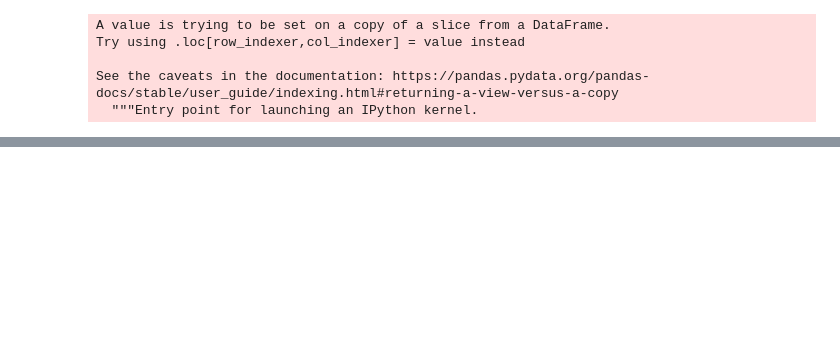
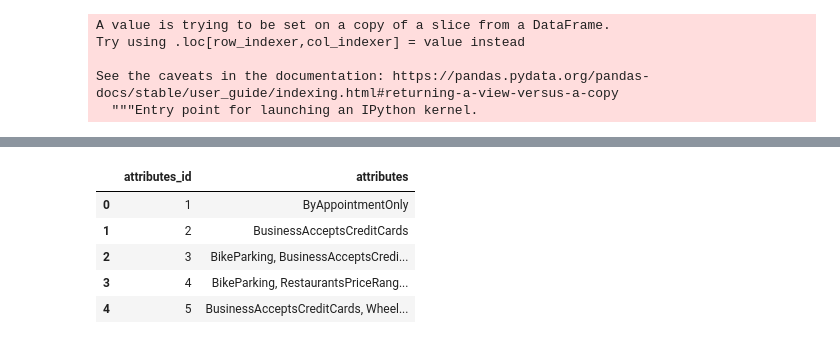
Before and after one commit to JCSR2022/Proyecto-Final-YELP, a Jupyter notebook: Erick/data_cleaning.ipynb, the cells around one changed output, grey strips where cells are left out. Drawn from its saved outputs; the diff is of its cells as text; code cells hidden in the pictures; blank space fills up the shorter version.

```diff
--- a/Erick/data_cleaning.ipynb
+++ b/Erick/data_cleaning.ipynb
@@ -193,0 +190,2 @@ df_business['attributes'] = df_business['attributes'].apply(lambda x: attr_to_li
+# %%
+df_business['hours'] = df_business['hours'].astype('str')
@@ -193,0 +198,9 @@ df_business['attributes'] = df_business['attributes'].apply(lambda x: attr_to_li
+# %%
+df3=pd.merge(df_business,df_hours, left_on='hours', right_on='aux', how='left')
+df3.drop(['hours','aux','Monday','Tuesday','Wednesday','Thursday','Friday','Saturday','Sunday'], axis=1, inplace=True)
+df_business['hours_id'] = df3['hours_id']
+# %%
+df_business.drop(['hours'], axis=1, inplace=True)
+# %%
+df_business['attributes'] = df_business['attributes'].astype('str')
+df_business.dtypes
@@ -193,0 +224,13 @@ df_business['attributes'] = df_business['attributes'].apply(lambda x: attr_to_li
+# %%
+df_attributes = pd.DataFrame()
+df_attributes['attributes'] = df_business['attributes']
+df_attributes = df_attributes.drop_duplicates()
+df_attributes.insert(loc = 0, column = 'attributes_id', value = list(range(1, len(df_attributes)+1, 1)))
+df_attributes.head()
+# %% [output]
+|  | attributes_id | attributes |
+| 0 | 1 | ByAppointmentOnly |
+| 1 | 2 | BusinessAcceptsCreditCards |
+| 2 | 3 | BikeParking, BusinessAcceptsCredi... |
+| 3 | 4 | BikeParking, RestaurantsPriceRang... |
+| 4 | 5 | BusinessAcceptsCreditCards, Wheel... |
```
Also changed, not shown: parts of 35 cells of this notebook, 6 other files.
